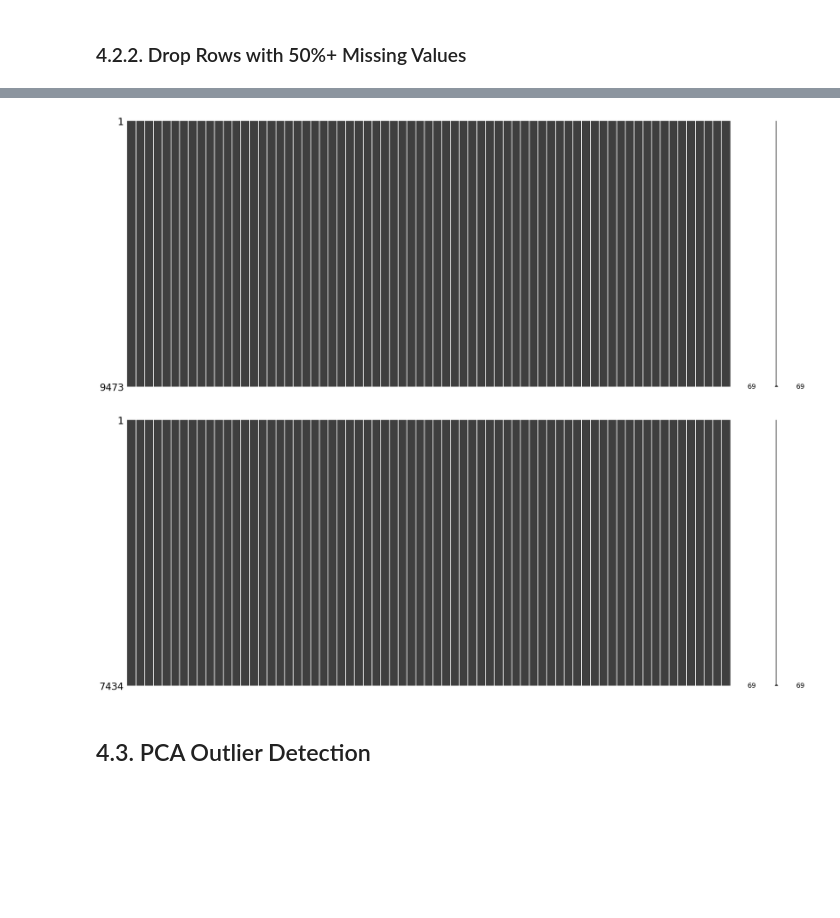
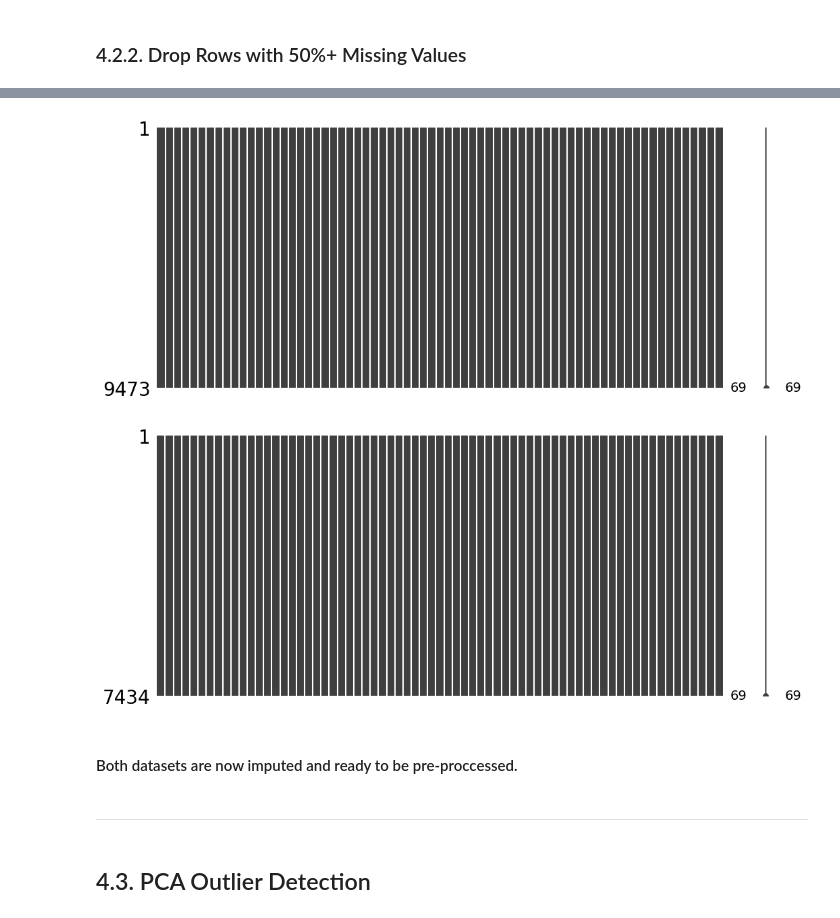
Before and after one commit to Nart-Tehaucha/Data_Science-Lab-Exoplanets, a Jupyter notebook: Pre_processing.ipynb, the cells around one changed output, grey strips where cells are left out. Drawn from its saved outputs; the diff is of its cells as text; code cells hidden in the pictures; blank space fills up the shorter version.

```diff
--- a/Pre_processing.ipynb
+++ b/Pre_processing.ipynb
@@ -378,7 +421,7 @@ Here we dropped all columns that have more than 50% of their data missing.
 def drop_empty_columns(df):
     print("\ndata shape before : ", df.shape)
     df = df.loc[:, df.isnull().mean() < .5]
-    msno.matrix(pd.concat([df]))
+    msno.matrix(pd.concat([df]), figsize=(12,5))
     print("data shape after : ", df.shape)
     return df
 
@@ -406,7 +449,7 @@ def drop_empty_rows(df):
     rows_to_delete = list(row_missing.loc[row_missing['missing'] > 0.5].index)
     df = df.drop(rows_to_delete,axis='index')
 
-    msno.matrix(pd.concat([df]))
+    msno.matrix(pd.concat([df]), figsize=(12,5))
     print("data shape after : ", df.shape)
     return df
 
@@ -425,20 +468,24 @@ data shape after :  (7434, 69)
 # %%
 def impute_missing(df):
     #copy the df and remove the dispotion cat column in order to impute
     df_imputer_knn = df.copy(deep=True)
 
     # Impute the feature
     knnimputer = KNNImputer(n_neighbors=3)
     df_imputer_knn.iloc[:,:] = knnimputer.fit_transform(df_imputer_knn)
 
-    msno.matrix(pd.concat([df_imputer_knn]))
+    msno.matrix(pd.concat([df_imputer_knn]), figsize=(12,5))
     return df_imputer_knn
 
 data1 = impute_missing(data1)
 data2 = impute_missing(data2)
 # %% [output]
-[figure, old version]
+[figure, new version]
-[figure, old version]
+[figure, new version]
+# %% [markdown]
+#### Both datasets are now imputed and ready to be pre-proccessed.
+# %% [markdown]
+***
 # %% [markdown]
 <a id='outliers'></a>
 ## 4.3. PCA Outlier Detection
```
Also changed, not shown: parts of 35 cells of this notebook.
